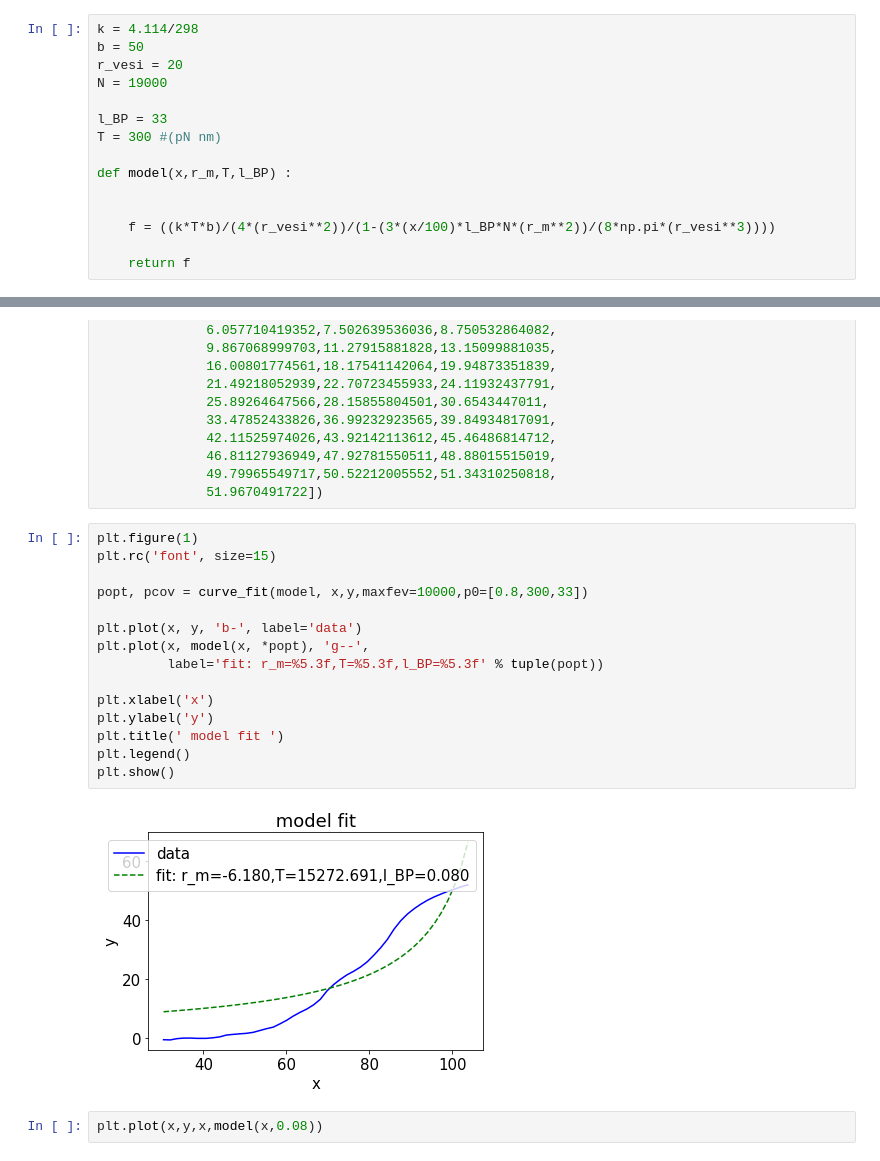
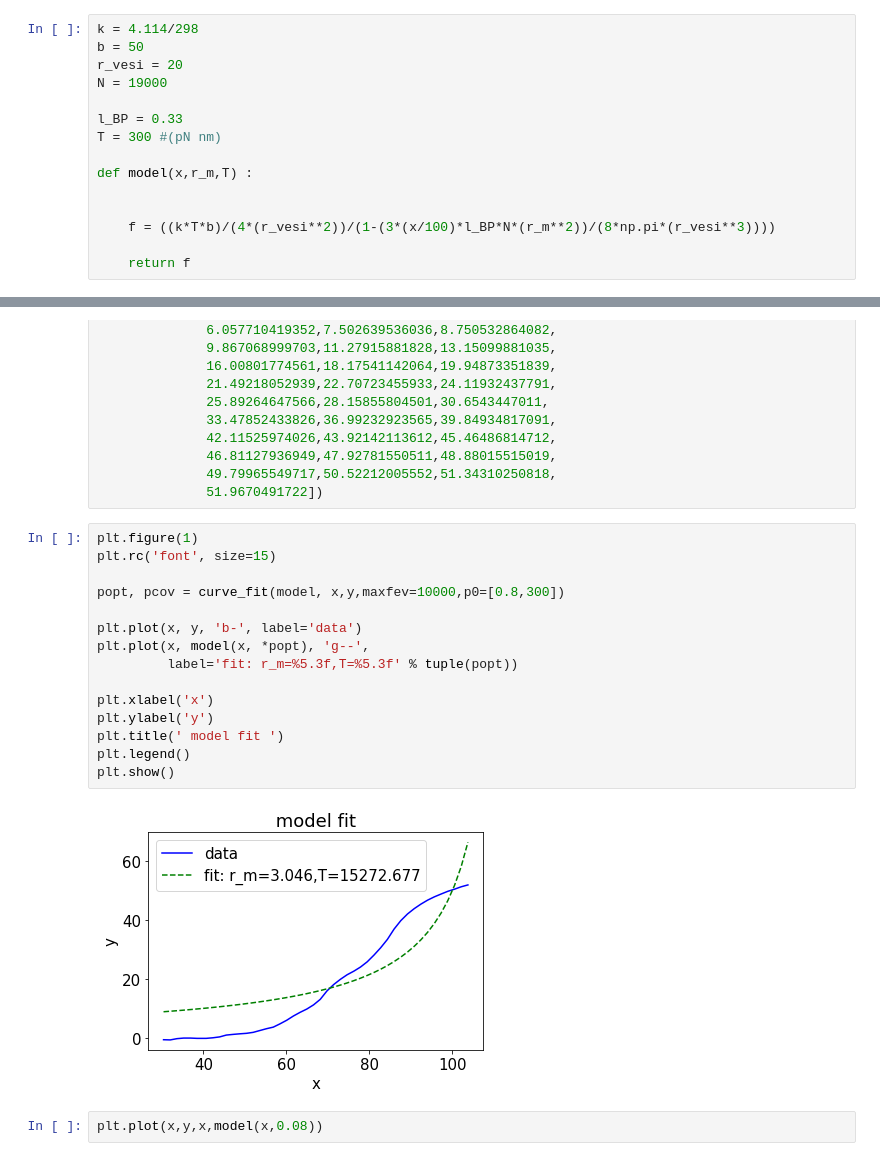
Before and after one commit to TheLordOfLambs/BioPhysics, a Jupyter notebook: A cylinder.ipynb, the cells around one changed output, grey strips where cells are left out. Cells and saved outputs as stored; diff of their text form.

```diff
--- a/A cylinder.ipynb
+++ b/A cylinder.ipynb
@@ -34,10 +34,10 @@ b = 50
 r_vesi = 20
 N = 19000
 
-l_BP = 33
+l_BP = 0.33
 T = 300 #(pN nm)
 
-def model(x,r_m,T,l_BP) :
+def model(x,r_m,T) :
 
 
     f = ((k*T*b)/(4*(r_vesi**2))/(1-(3*(x/100)*l_BP*N*(r_m**2))/(8*np.pi*(r_vesi**3))))
@@ -85,20 +85,20 @@ y = np.array([-0.5429885000496,-0.6086670962625,-0.1817562208784,
 # %%
 plt.figure(1)
 plt.rc('font', size=15)
 
-popt, pcov = curve_fit(model, x,y,maxfev=10000,p0=[0.8,300,33])
+popt, pcov = curve_fit(model, x,y,maxfev=10000,p0=[0.8,300])
 
 plt.plot(x, y, 'b-', label='data')
 plt.plot(x, model(x, *popt), 'g--',
-         label='fit: r_m=%5.3f,T=%5.3f,l_BP=%5.3f' % tuple(popt))
+         label='fit: r_m=%5.3f,T=%5.3f' % tuple(popt))
 
 plt.xlabel('x')
 plt.ylabel('y')
 plt.title(' model fit ')
 plt.legend()
 plt.show()
 # %% [output]
-[figure, old version]
+[figure, new version]
 # %%
 plt.plot(x,y,x,model(x,0.08))
 # %% [output]
```
Also changed, not shown: parts of 1 cell of this notebook.
